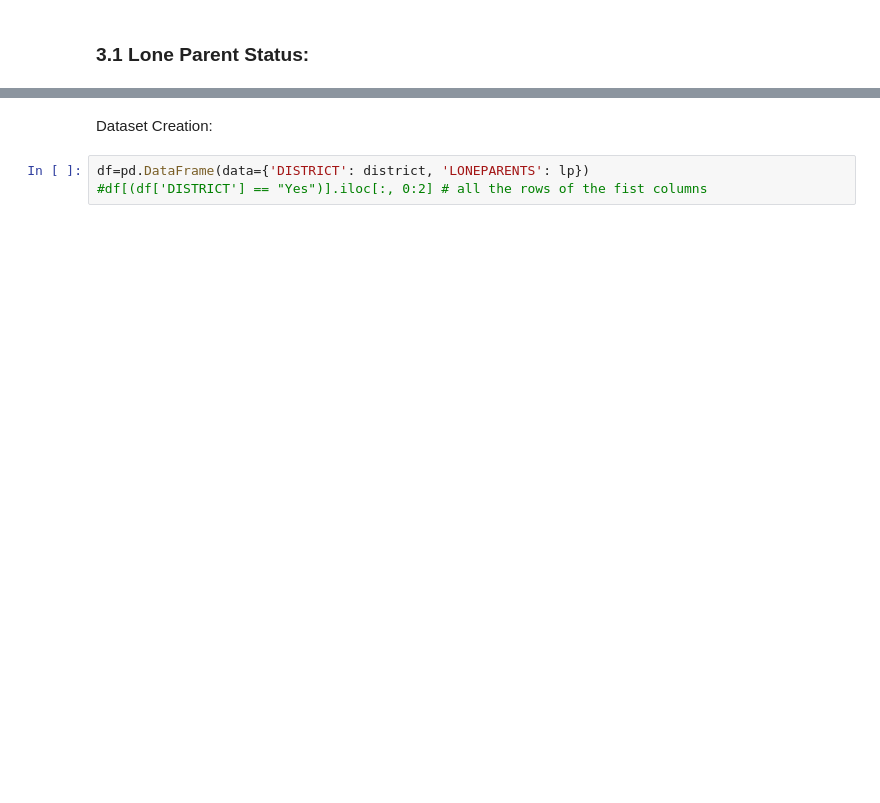
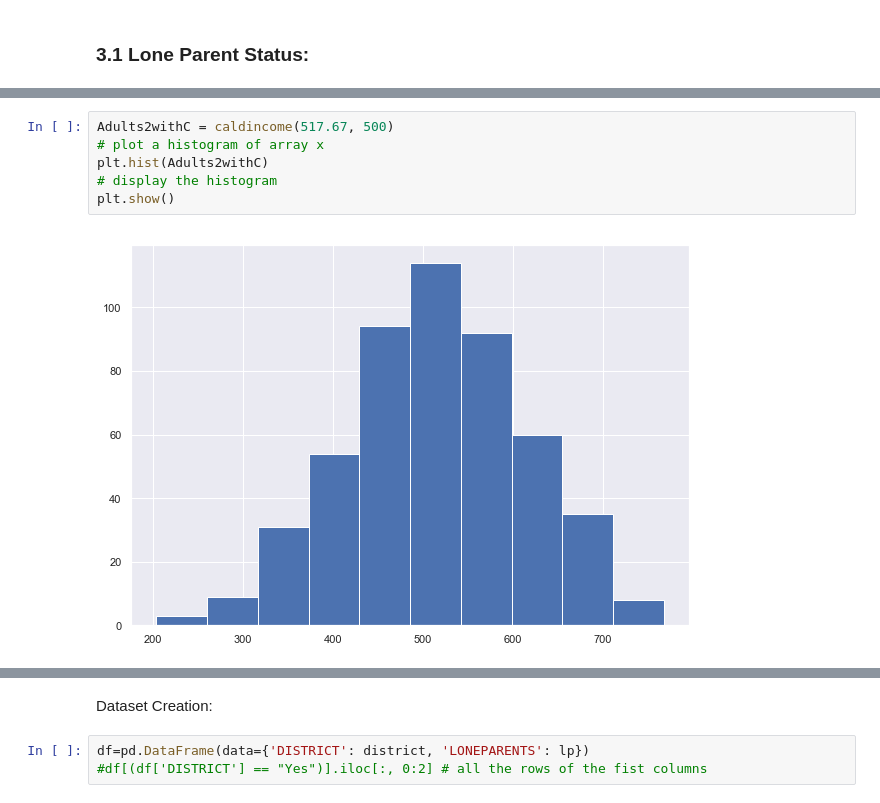
Before and after one commit to fionaoriordan/52465_19_project, a Jupyter notebook: 52465_19_project_dep1.ipynb, the cells around one changed output, grey strips where cells are left out. Drawn from its saved outputs; the diff is of its cells as text; blank space fills up the shorter version.

```diff
--- a/52465_19_project_dep1.ipynb
+++ b/52465_19_project_dep1.ipynb
@@ -144,0 +138,8 @@ plt.show()
+# %%
+Adults2withC = caldincome(517.67, 500)
+# plot a histogram of array x
+plt.hist(Adults2withC)
+# display the histogram
+plt.show()
+# %% [output]
+[figure, added]
```
Also changed, not shown: parts of 13 cells of this notebook.
